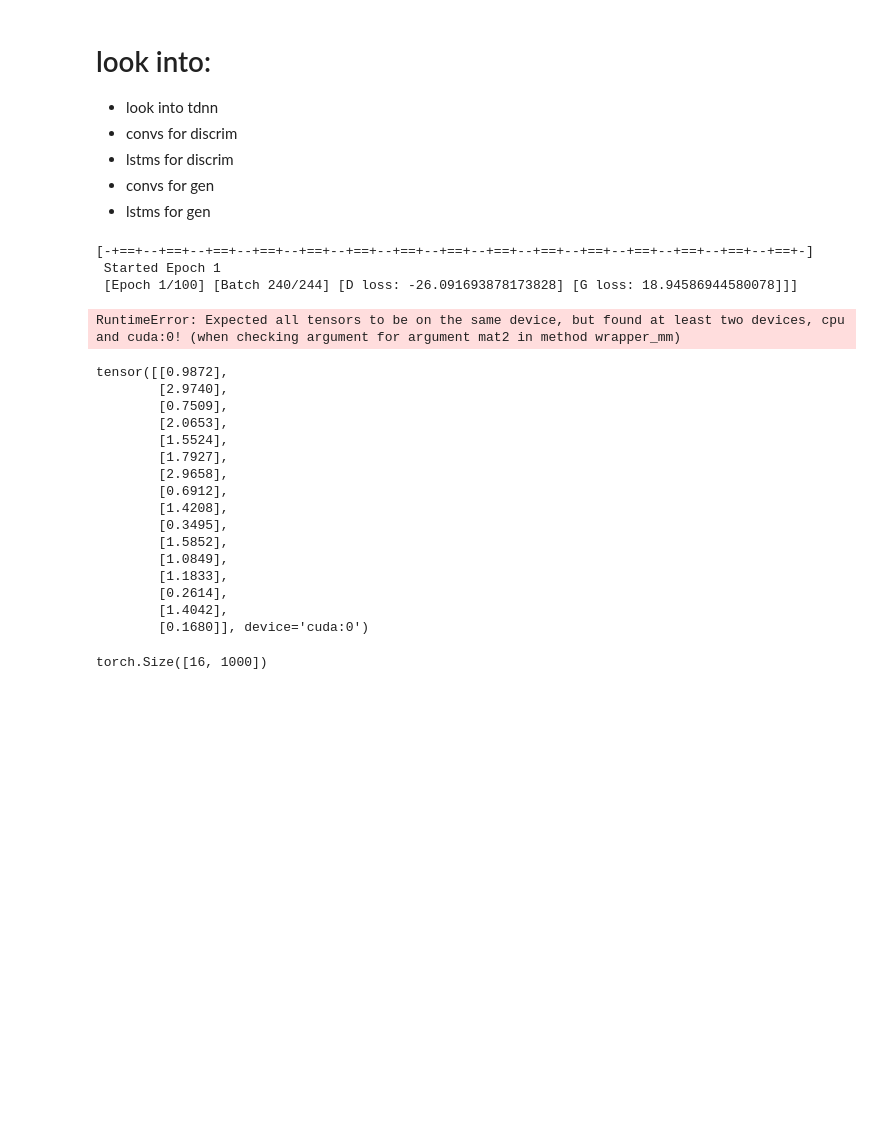
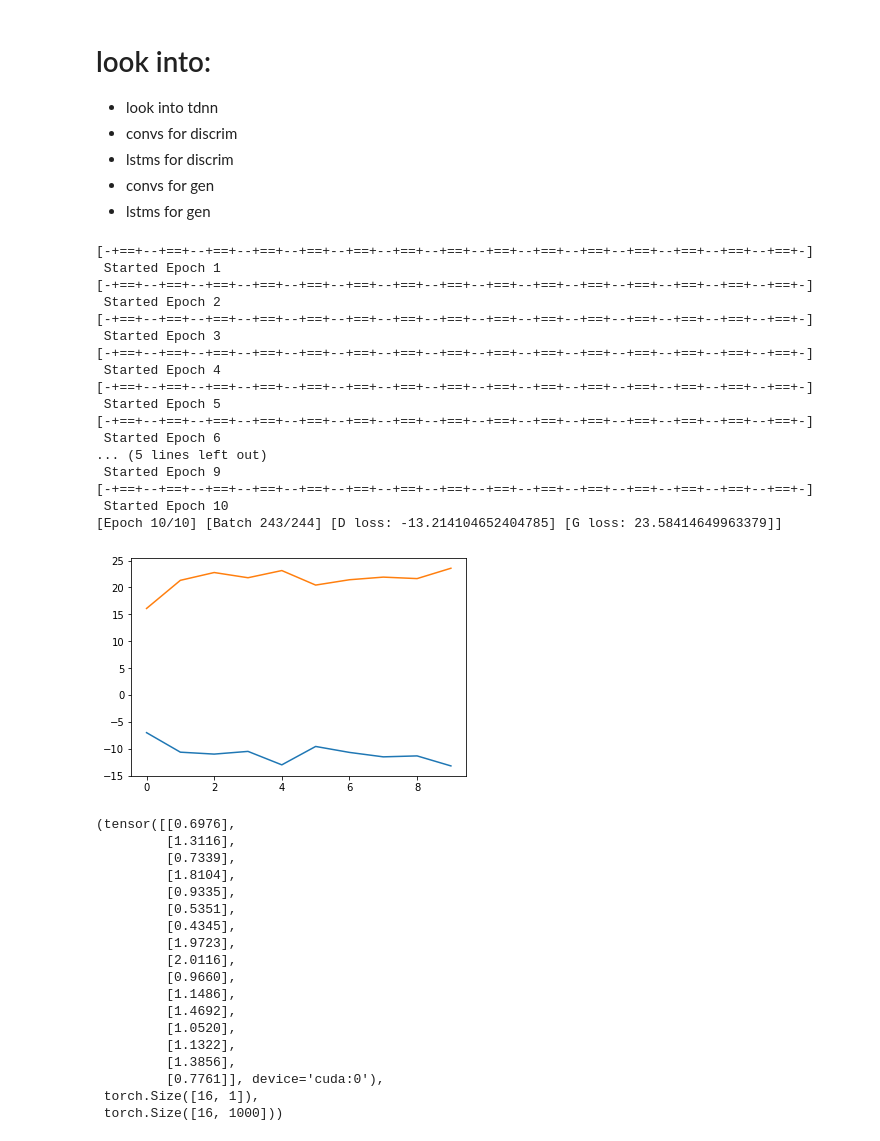
Before and after one commit to aashraychegu/testing_grounds, a Jupyter notebook: ready/1dwgantest.ipynb, the cells around one changed output. Cells and saved outputs as stored; diff of their text form; code cells hidden in the pictures; blank space fills up the shorter version.

```diff
--- a/ready/1dwgantest.ipynb
+++ b/ready/1dwgantest.ipynb
@@ -116,7 +120,7 @@ def innoise(imgs):
             1.1, 1, (imgs.shape[0], 1)))))
 # %%
 batches_done = 0
-n_epochs = 100
+n_epochs = 10
 savedImgs = []
 gloss = []
 dloss = []
@@ -166,73 +170,85 @@ for epoch in range(n_epochs):
 
         # Adversarial loss
         d_loss = -torch.mean(real_validity) + \
             torch.mean(fake_validity) + div_gp
 
         d_loss.backward()
         optimizer_D.step()
 
         optimizer_G.zero_grad()
 
         # Train the generator every n_critic steps
         # -----------------
         #  Train Generator
         # -----------------
 
         # Generate a batch of images
         fake_imgs = generator(z)
         # Loss measures generator's ability to fool the discriminator
         # Train on fake images
         fake_validity = discriminator(fake_imgs)
         g_loss = -torch.mean(fake_validity)
 
         g_loss.backward()
         optimizer_G.step()
 
-        if i%10 == 0:
-            print(
-            f"\t \r [Epoch {epoch+1}/{n_epochs}] [Batch {i}/{len(dl)}] [D loss: {d_loss.item()}] [G loss: {g_loss.item()}]",flush=True, end = "\r",
+
+        print(
+            f"[Epoch {epoch+1}/{n_epochs}] [Batch {i}/{len(dl)}] [D loss: {d_loss.item()}] [G loss: {g_loss.item()}]",flush=True, end = "\r",
             )
         batches_done += 1
-        dloss.append(d_loss.item)
-        gloss.append(g_loss.item)
-    # print()
-    # print(f"\nFinished Epoch {epoch+1}")
-    savedImgs.append(generator(torch.tensor([1.5],dtype=torch.float))[2].cpu().detach().numpy())
-    if (epoch+1)%5 == 0:
-        print()
+
+    dloss.append(d_loss.item())
+    gloss.append(g_loss.item())
+    savedImgs.append(generator(torch.full((16,1),1.5,dtype = torch.float, device = "cuda:0"))[2].cpu().detach().numpy())
+plt.plot(dloss)
+plt.plot(gloss)
+plt.show()
 # %% [output]
 [-+==+--+==+--+==+--+==+--+==+--+==+--+==+--+==+--+==+--+==+--+==+--+==+--+==+--+==+--+==+-]
  Started Epoch 1
- [Epoch 1/100] [Batch 240/244] [D loss: -26.091693878173828] [G loss: 18.94586944580078]]]
+[-+==+--+==+--+==+--+==+--+==+--+==+--+==+--+==+--+==+--+==+--+==+--+==+--+==+--+==+--+==+-]
+ Started Epoch 2
+[-+==+--+==+--+==+--+==+--+==+--+==+--+==+--+==+--+==+--+==+--+==+--+==+--+==+--+==+--+==+-]
+ Started Epoch 3
+[-+==+--+==+--+==+--+==+--+==+--+==+--+==+--+==+--+==+--+==+--+==+--+==+--+==+--+==+--+==+-]
+ Started Epoch 4
+[-+==+--+==+--+==+--+==+--+==+--+==+--+==+--+==+--+==+--+==+--+==+--+==+--+==+--+==+--+==+-]
+ Started Epoch 5
+[-+==+--+==+--+==+--+==+--+==+--+==+--+==+--+==+--+==+--+==+--+==+--+==+--+==+--+==+--+==+-]
+ Started Epoch 6
+... (5 lines left out)
+ Started Epoch 9
+[-+==+--+==+--+==+--+==+--+==+--+==+--+==+--+==+--+==+--+==+--+==+--+==+--+==+--+==+--+==+-]
+ Started Epoch 10
+[Epoch 10/10] [Batch 243/244] [D loss: -13.214104652404785] [G loss: 23.58414649963379]]
-RuntimeError: Expected all tensors to be on the same device, but found at least two devices, cpu and cuda:0! (when checking argument for argument mat2 in method wrapper_mm)
+[figure, added]
 # %%
 z = Variable(torch.abs(Tensor(np.random.normal(
     1.1, 1, (imgs.shape[0], 1)))))
 
 # Generate a batch of images
 fake_imgs = generator(z)
-z
+z, z.shape, fake_imgs.shape
 # %% [output]
-tensor([[0.9872],
-        [2.9740],
-        [0.7509],
-        [2.0653],
-        [1.5524],
-        [1.7927],
-        [2.9658],
-        [0.6912],
-        [1.4208],
-        [0.3495],
-        [1.5852],
-        [1.0849],
-        [1.1833],
-        [0.2614],
-        [1.4042],
-        [0.1680]], device='cuda:0')
+(tensor([[0.6976],
+         [1.3116],
+         [0.7339],
+         [1.8104],
+         [0.9335],
+         [0.5351],
+         [0.4345],
+         [1.9723],
+         [2.0116],
+         [0.9660],
+         [1.1486],
+         [1.4692],
+         [1.0520],
+         [1.1322],
+         [1.3856],
+         [0.7761]], device='cuda:0'),
+ torch.Size([16, 1]),
+ torch.Size([16, 1000]))
-# %%
-fake_imgs.shape
-# %% [output]
-torch.Size([16, 1000])
 # %%
 for i,v in zip(fake_imgs,z):
     print(f"Input data: {v[0]}")
```
Also changed, not shown: parts of 5 cells of this notebook, 2 other files.
